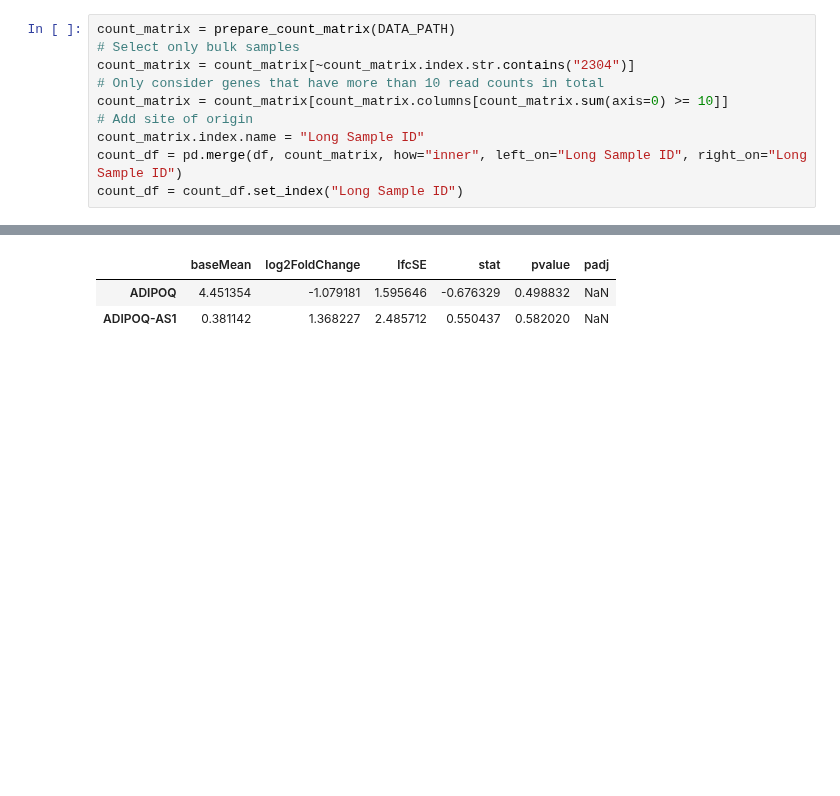
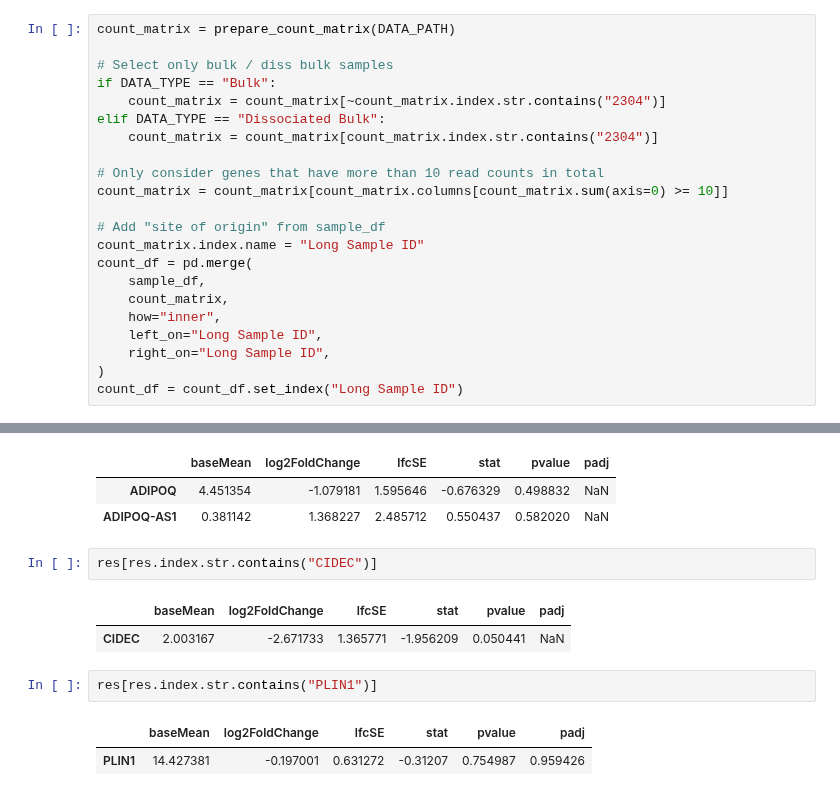
Before and after one commit to emma2207/hgsoc-reconstruction, a Jupyter notebook: differential_expression_analysis/dea_bulk.ipynb, the cells around one changed output, grey strips where cells are left out. Cells and saved outputs as stored; diff of their text form; blank space fills up the shorter version.

```diff
--- a/differential_expression_analysis/dea_bulk.ipynb
+++ b/differential_expression_analysis/dea_bulk.ipynb
@@ -73,11 +62,23 @@ ovary_samples = [str(x) for x in ovary_samples]
 # %%
 count_matrix = prepare_count_matrix(DATA_PATH)
-# Select only bulk samples
-count_matrix = count_matrix[~count_matrix.index.str.contains("2304")]
+
+# Select only bulk / diss bulk samples
+if DATA_TYPE == "Bulk":
+    count_matrix = count_matrix[~count_matrix.index.str.contains("2304")]
+elif DATA_TYPE == "Dissociated Bulk":
+    count_matrix = count_matrix[count_matrix.index.str.contains("2304")]
+
 # Only consider genes that have more than 10 read counts in total
 count_matrix = count_matrix[count_matrix.columns[count_matrix.sum(axis=0) >= 10]]
-# Add site of origin
+
+# Add "site of origin" from sample_df
 count_matrix.index.name = "Long Sample ID"
-count_df = pd.merge(df, count_matrix, how="inner", left_on="Long Sample ID", right_on="Long Sample ID")
+count_df = pd.merge(
+    sample_df,
+    count_matrix,
+    how="inner",
+    left_on="Long Sample ID",
+    right_on="Long Sample ID",
+)
 count_df = count_df.set_index("Long Sample ID")
 # %%
@@ -193,3 +182,13 @@ res[res.index.str.contains("ADIPOQ")]
 |  | baseMean | log2FoldChange | lfcSE | stat | pvalue | padj |
 | ADIPOQ | 4.451354 | -1.079181 | 1.595646 | -0.676329 | 0.498832 | NaN |
 | ADIPOQ-AS1 | 0.381142 | 1.368227 | 2.485712 | 0.550437 | 0.582020 | NaN |
+# %%
+res[res.index.str.contains("CIDEC")]
+# %% [output]
+|  | baseMean | log2FoldChange | lfcSE | stat | pvalue | padj |
+| CIDEC | 2.003167 | -2.671733 | 1.365771 | -1.956209 | 0.050441 | NaN |
+# %%
+res[res.index.str.contains("PLIN1")]
+# %% [output]
+|  | baseMean | log2FoldChange | lfcSE | stat | pvalue | padj |
+| PLIN1 | 14.427381 | -0.197001 | 0.631272 | -0.31207 | 0.754987 | 0.959426 |
```
Also changed, not shown: parts of 26 cells of this notebook, 1 other file.
